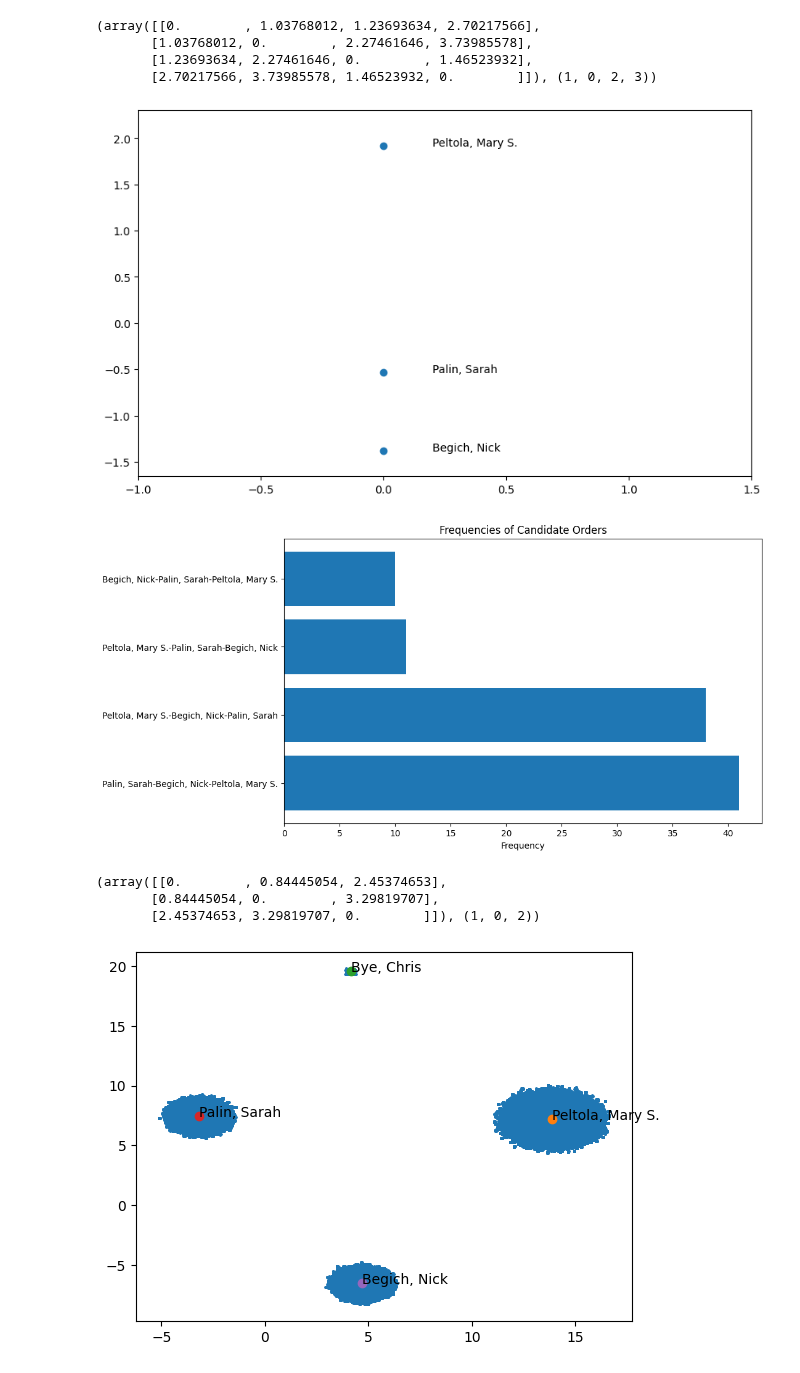
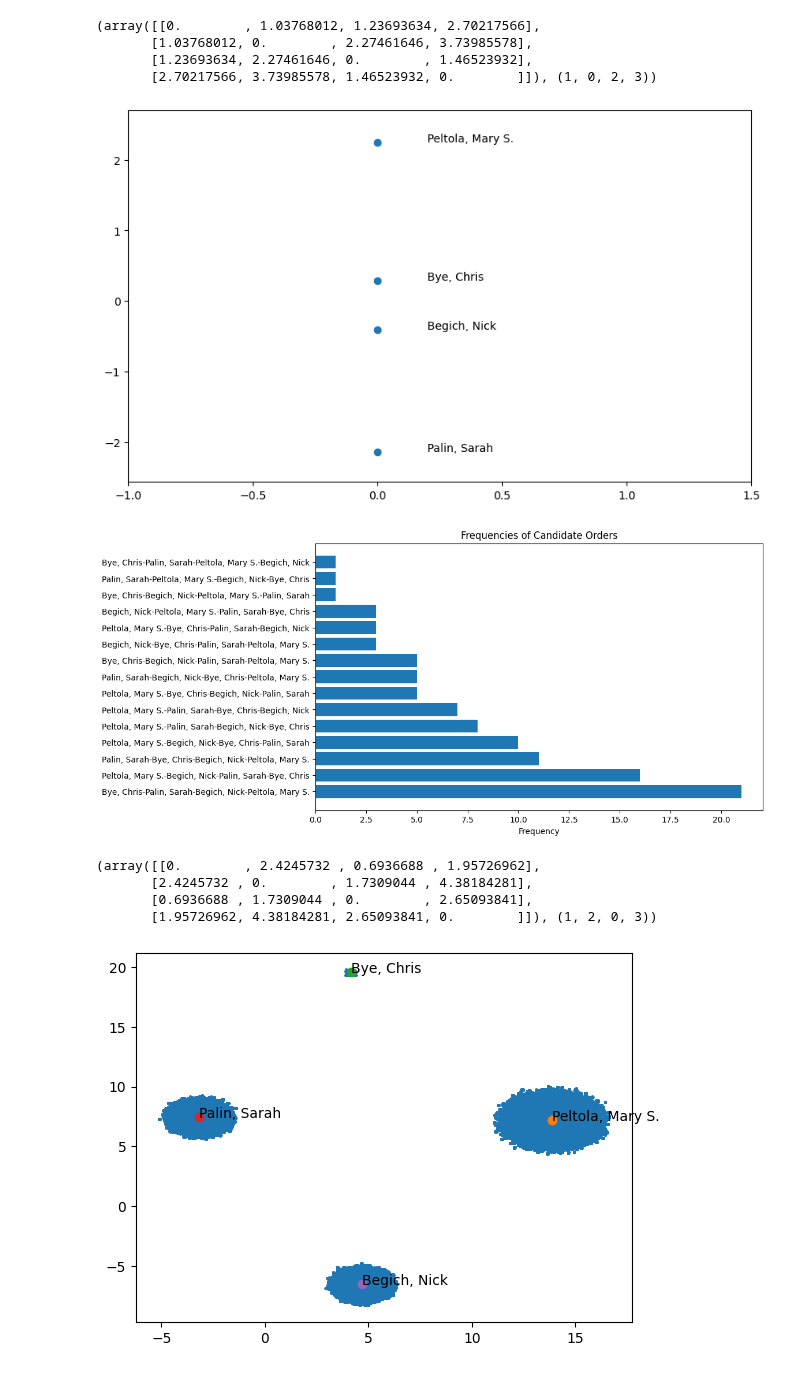
Before and after one commit to ericssimpson/voting-analysis-tools, a Jupyter notebook: mds_exploration/rcv_dimensionality.ipynb, the cells around one changed output. Cells and saved outputs as stored; diff of their text form; code cells hidden in the pictures.

```diff
--- a/mds_exploration/rcv_dimensionality.ipynb
+++ b/mds_exploration/rcv_dimensionality.ipynb
@@ -310,14 +310,15 @@ print(maine)
        [2.70217566, 3.73985578, 1.46523932, 0.        ]]), (1, 0, 2, 3))
 # %%
 # Test the function with the provided CSV file
-alaska = perform_rcv_analysis(f"Alaska_08162022_HouseofRepresentativesSpecial.csv", n_runs=100)
+alaska = perform_rcv_analysis(f"Alaska_11082022_USRepresentative.csv", n_runs=100)
 print(alaska)
 # %% [output]
-[figure, old version]
+[figure, new version]
-[figure, old version]
+[figure, new version]
-(array([[0.        , 0.84445054, 2.45374653],
-       [0.84445054, 0.        , 3.29819707],
-       [2.45374653, 3.29819707, 0.        ]]), (1, 0, 2))
+(array([[0.        , 2.4245732 , 0.6936688 , 1.95726962],
+       [2.4245732 , 0.        , 1.7309044 , 4.38184281],
+       [0.6936688 , 1.7309044 , 0.        , 2.65093841],
+       [1.95726962, 4.38184281, 2.65093841, 0.        ]]), (1, 2, 0, 3))
 # %%
 import umap
 from sklearn.preprocessing import OneHotEncoder
```
Also changed, not shown: 1 other file.
